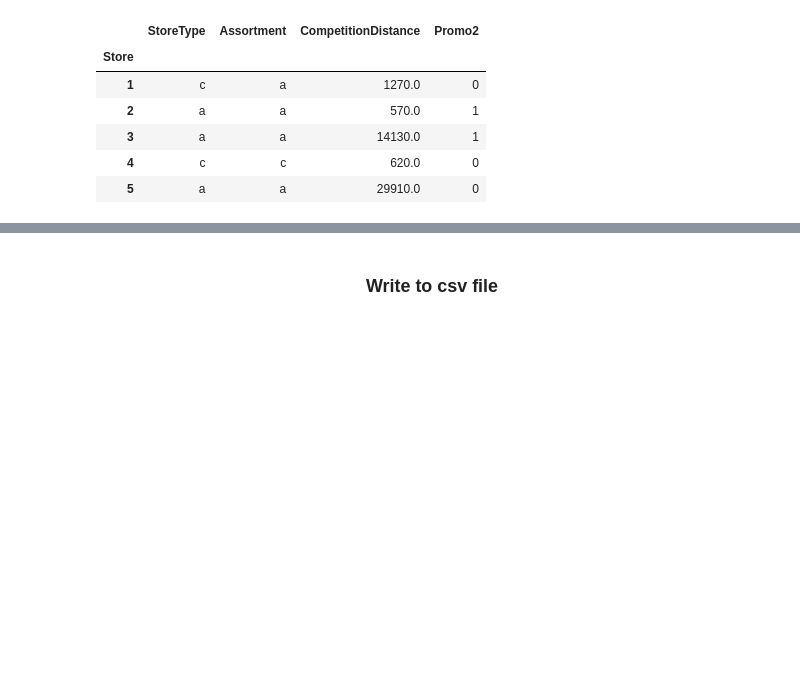
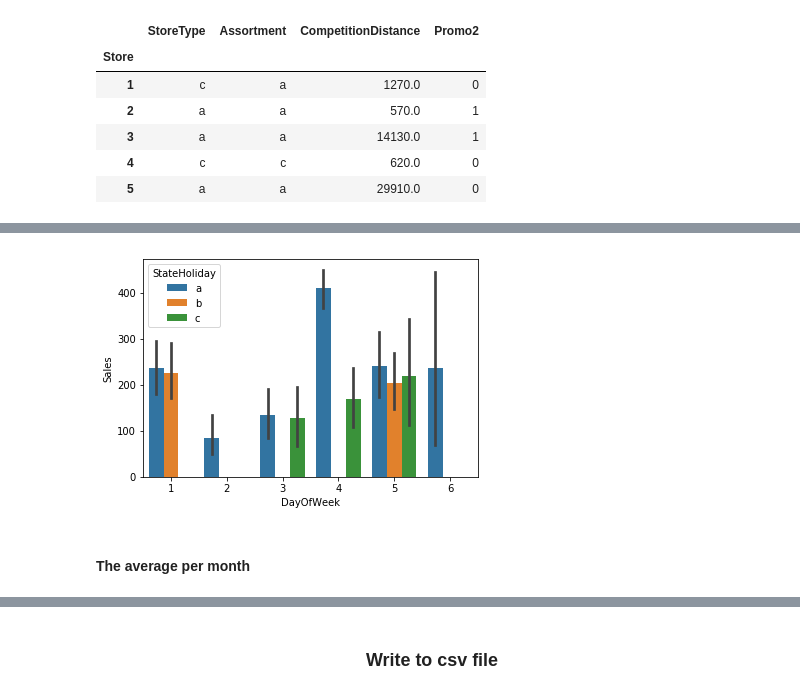
Before and after one commit to lukinaanastasiya/data-science-projects, a Jupyter notebook: Rossmann_Store_Sales/rossmann_store_sales_new_vision.ipynb, the cells around one changed output, grey strips where cells are left out. Drawn from its saved outputs; the diff is of its cells as text; code cells hidden in the pictures; blank space fills up the shorter version.

```diff
--- a/Rossmann_Store_Sales/rossmann_store_sales_new_vision.ipynb
+++ b/Rossmann_Store_Sales/rossmann_store_sales_new_vision.ipynb
@@ -121,0 +233,8 @@ test = data_preparation(df_test)
+# %%
+full_df = full_df[full_df['StateHoliday'] != 0]
+avg = full_df[['Sales', 'Customers', 'StateHoliday']].groupby(['StateHoliday']).mean()
+sns.barplot(x="DayOfWeek", y="Sales", hue="StateHoliday", order=[1, 2, 3, 4, 5, 6], data=full_df);
+# %% [output]
+[figure, added]
+# %% [markdown]
+#### The average per month
```
Also changed, not shown: parts of 34 cells of this notebook.
